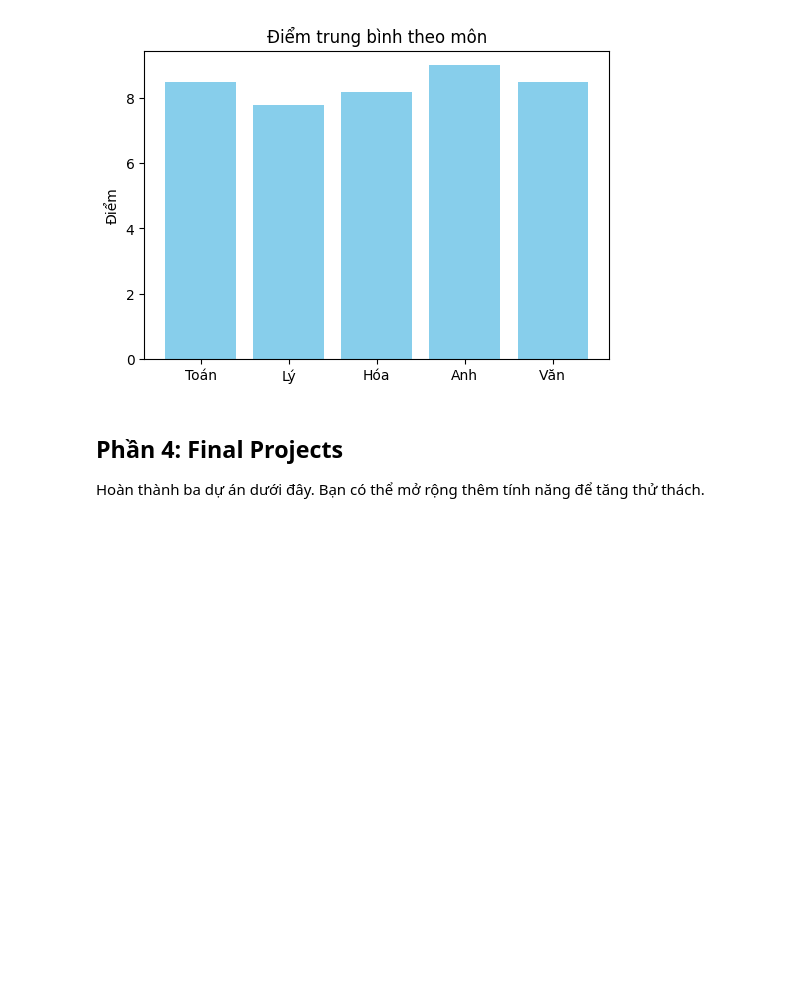
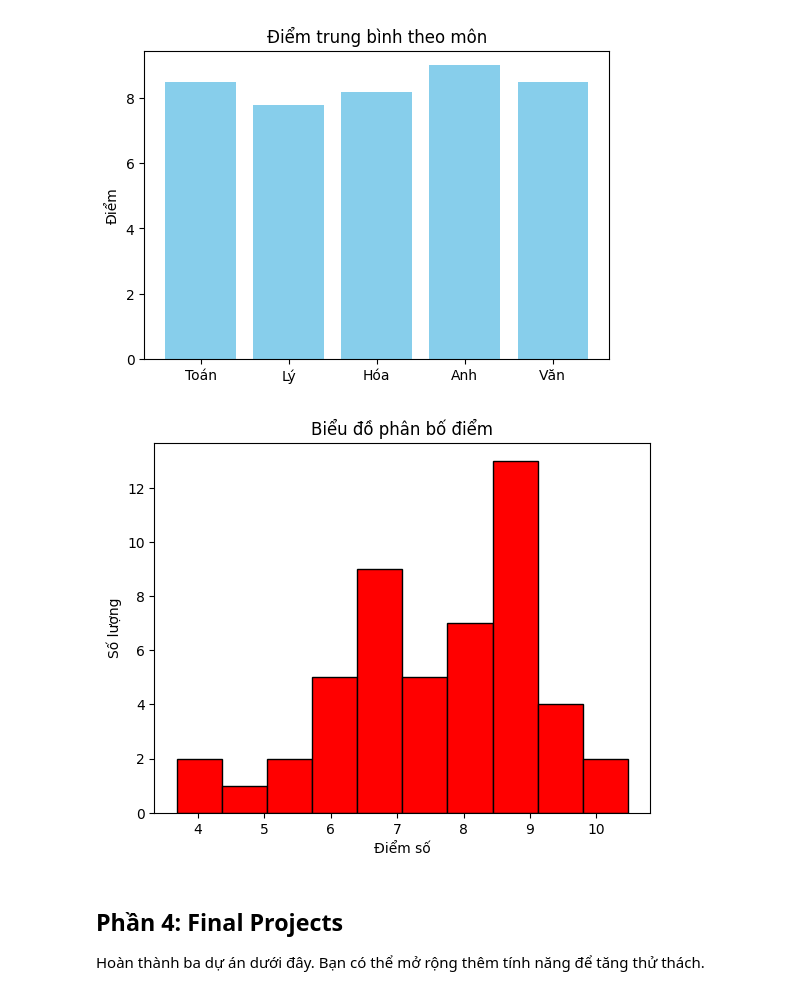
Before and after one commit to dongthethang2k15kkk/dtt2k15--challenge-AI2526, a Jupyter notebook: python_challenge_week.ipynb, the cells around one changed output. Cells and saved outputs as stored; diff of their text form; code cells hidden in the pictures; blank space fills up the shorter version.

```diff
--- a/python_challenge_week.ipynb
+++ b/python_challenge_week.ipynb
@@ -456,8 +522,20 @@ plt.show()
 # %%
 # 🎯 Thử thách: Histogram phân bố điểm
 # TODO: Cho danh sách điểm, vẽ histogram với matplotlib
 class_scores = np.random.normal(loc=7.5, scale=1.2, size=50)
 # Gợi ý: dùng plt.hist(..., bins=10), thêm tiêu đề và nhãn trục
+
+import numpy as np
+import matplotlib.pyplot as plt
+
+plt.hist(class_scores, bins=10, color="red", edgecolor="black")
+
+plt.title("Biểu đồ phân bố điểm")
+plt.xlabel("Điểm số")
+plt.ylabel("Số lượng")
+plt.show()
+# %% [output]
+[figure, added]
 # %% [markdown]
 ## Phần 4: Final Projects
 Hoàn thành ba dự án dưới đây. Bạn có thể mở rộng thêm tính năng để tăng thử thách.
```
Also changed, not shown: parts of 9 cells of this notebook.
